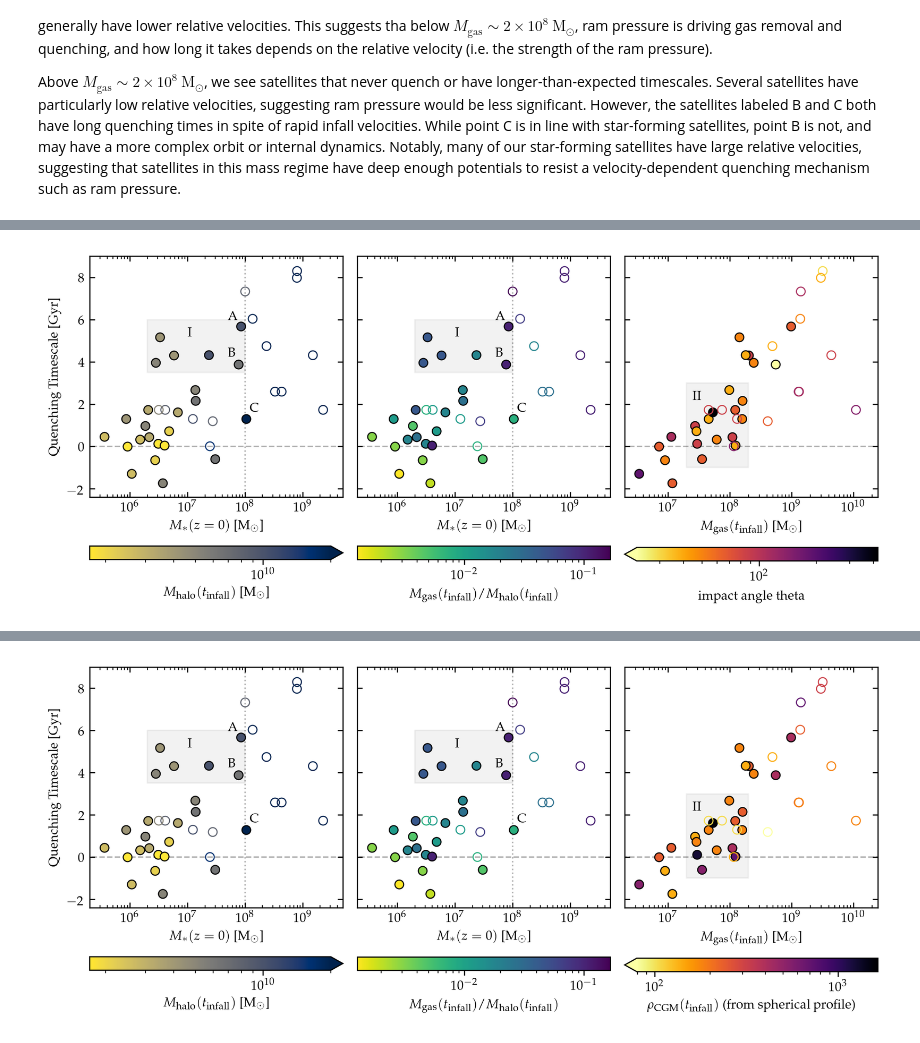
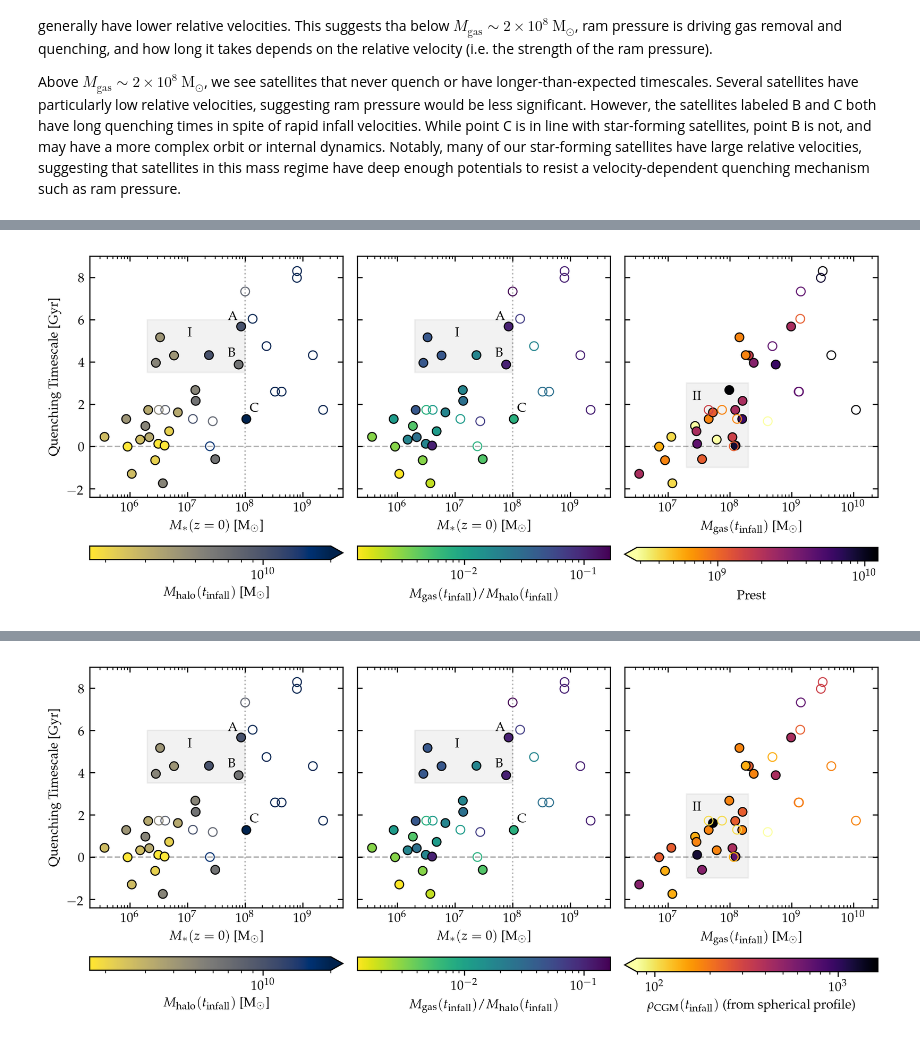
Before and after one commit to hollisakins/Justice_League_Code, a Jupyter notebook: Analysis/QuenchingTimescales/SFR_Quenching_Times.ipynb, the cells around one changed output, grey strips where cells are left out. Saved outputs shown, nothing was run; the diff lists cells and outputs as text; code cells hidden in the pictures.

```diff
--- a/Analysis/QuenchingTimescales/SFR_Quenching_Times.ipynb
+++ b/Analysis/QuenchingTimescales/SFR_Quenching_Times.ipynb
@@ -1035,10 +1035,11 @@ fig.colorbar(mpl.cm.ScalarMappable(norm=mpl.colors.Normalize(vmin=min_gasfrac, v
 
 cmap_name = 'inferno_r'
 cmap = mpl.cm.get_cmap(cmap_name, 12)
-max_v, min_v = np.max(v_rel), np.min(v_rel)
+# max_Pram, min_Pram = np.max(Pram), np.min(Pram)
+max_Pram, min_Pram = np.max(Pram), 2e6
 
-for s,h,q, mg, t, vr in zip(sim, haloid, quenched, M_gas_at_infall, timescale, v_rel):
-    color = cmap((vr - min_v)/(max_v - min_v))
+for s,h,q, mg, t, pr in zip(sim, haloid, quenched, M_gas_at_infall, timescale, Pram):
+    color = cmap((np.log10(pr) - np.log10(min_Pram))/(np.log10(max_Pram) - np.log10(min_Pram)))
     if q:
         im0 = ax[2].scatter([mg], [t], fc = color,  ec='k', lw=0.75, zorder=2)
     else:
@@ -1052,8 +1053,8 @@ for s,h,q, mg, t, vr in zip(sim, haloid, quenched, M_gas_at_infall, timescale, v
     if s=='h148' and h==9:
         ax[2].annotate('F', (mg*0.7, t+0.3))
 
-fig.colorbar(mpl.cm.ScalarMappable(norm=mpl.colors.Normalize(vmin=min_v, vmax=max_v), cmap=cmap_name), ax=ax[2],
-             label=r'$v_{\mathrm{rel}}(t_{\mathrm{infall}})$ [$\mathrm{km}~\mathrm{s}^{-1}$]', orientation='horizontal', pad=pad, aspect=aspect)
+fig.colorbar(mpl.cm.ScalarMappable(norm=mpl.colors.LogNorm(vmin=min_Pram, vmax=max_Pram), cmap=cmap_name), ax=ax[2], extend='min',
+             label=r'$P_{\mathrm{ram}}(t_{\mathrm{infall}})$ [$\mathrm{M}_{\odot}~\mathrm{kpc}^{-3}~\mathrm{km}^2~\mathrm{s}^{-2}$]', orientation='horizontal', pad=pad, aspect=aspect)
 
 
 
@@ -1081,10 +1082,10 @@ ax[2].set_xlim(2e6, 2.5e10)
 
 
 
-ax[0].fill_between([2e6,1e8],[3.5,3.5],[6,6],ec='k', fc='k',alpha=0.05, zorder=-3)
+ax[0].fill_between([2e6,1e8],[3.5,3.5],[6,6],ec='0.8', fc='0.95', zorder=-3)
 ax[0].annotate('I',(1e7,5.2))
 
-ax[1].fill_between([2e6,1e8],[3.5,3.5],[6,6],ec='k', fc='k',alpha=0.05, zorder=-3)
+ax[1].fill_between([2e6,1e8],[3.5,3.5],[6,6],ec='0.8', fc='0.95', zorder=-3)
 ax[1].annotate('I',(1e7,5.2))
 
 ax[0].annotate('A',(5e7,6))
@@ -1097,11 +1098,11 @@ ax[1].annotate('B',(5e7,4.25))
 ax[0].annotate('C',(1.2e8,1.65))
 ax[1].annotate('C',(1.2e8,1.65))
 
-ax[2].fill_between([2e7,2e8],[-1,-1],[3,3],ec='k', fc='k',alpha=0.05, zorder=-3)
+ax[2].fill_between([2e7,2e8],[-1,-1],[3,3],ec='0.8', fc='0.95', zorder=-3)
 ax[2].annotate('II',(2.5e7,2.2))
 
 #plt.subplots_adjust(wspace=.05, left=0.01, right=0.98, bottom=0.01, top=0.98)
 
-plt.savefig('timescale_halomass_gasmass_vrel.pdf',dpi=300)
+plt.savefig('timescale_halomass_gasmass_Pram.pdf',dpi=300)
 plt.show()
 # %% [output]
@@ -1136,9 +1209,6 @@ Pram = np.array(data.Pram)
 z0_M_star = np.array(data.z0_M_star)
 gas_frac = M_gas_at_infall/M_halo_at_infall
 
-
-rho_cgm = np.array(data.env_rho_mean)
-Pram_new = rho_cgm * v_rel * v_rel
 
 
 cmap_name = 'cividis_r'
@@ -1181,7 +1251,7 @@ cmap_name = 'inferno_r'
 cmap = mpl.cm.get_cmap(cmap_name, 12)
 
 
-quantity = data.rho_cgm*a_infall**3
+quantity = data.Prest
 quantity_log = True
 max_q, min_q = np.max(quantity), np.min(quantity)
 # min_q = 1e9
@@ -1204,7 +1274,7 @@ else:
     norm = mpl.colors.Normalize(vmin=min_q, vmax=max_q)
 
 fig.colorbar(mpl.cm.ScalarMappable(norm=norm, cmap=cmap_name), ax=ax[2],
-             label='impact angle theta', orientation='horizontal', pad=pad, aspect=aspect, extend='min')
+             label='Prest', orientation='horizontal', pad=pad, aspect=aspect, extend='min')
 
 
 
@@ -1230,31 +1300,31 @@ ax[2].set_xlabel('$M_{\mathrm{gas}}(t_{\mathrm{infall}})$ [$\mathrm{M}_\odot$]')
 ax[2].set_xlim(2e6, 2.5e10)
 
 
 
 
 ax[0].fill_between([2e6,1e8],[3.5,3.5],[6,6],ec='k', fc='k',alpha=0.05, zorder=-3)
 ax[0].annotate('I',(1e7,5.2))
 
 ax[1].fill_between([2e6,1e8],[3.5,3.5],[6,6],ec='k', fc='k',alpha=0.05, zorder=-3)
 ax[1].annotate('I',(1e7,5.2))
 
 ax[0].annotate('A',(5e7,6))
 ax[0].annotate('B',(5e7,4.25))
 
 ax[1].annotate('A',(5e7,6))
 ax[1].annotate('B',(5e7,4.25))
 
 
 ax[0].annotate('C',(1.2e8,1.65))
 ax[1].annotate('C',(1.2e8,1.65))
 
 ax[2].fill_between([2e7,2e8],[-1,-1],[3,3],ec='k', fc='k',alpha=0.05, zorder=-3)
 ax[2].annotate('II',(2.5e7,2.2))
 
 #plt.subplots_adjust(wspace=.05, left=0.01, right=0.98, bottom=0.01, top=0.98)
 
 # plt.savefig('timescale_halomass_gasmass_vrel.pdf',dpi=300)
 # plt.savefig('fig6_rho_cgm.pdf')
 plt.show()
 # %% [output]
-[figure, old version]
+[figure, new version]
```
Also changed, not shown: parts of 14 cells of this notebook, 14 other files.
